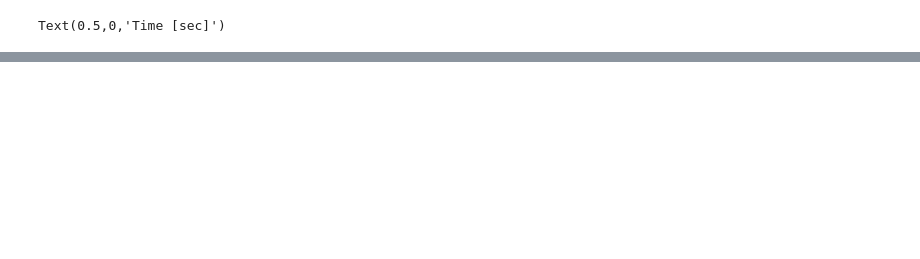
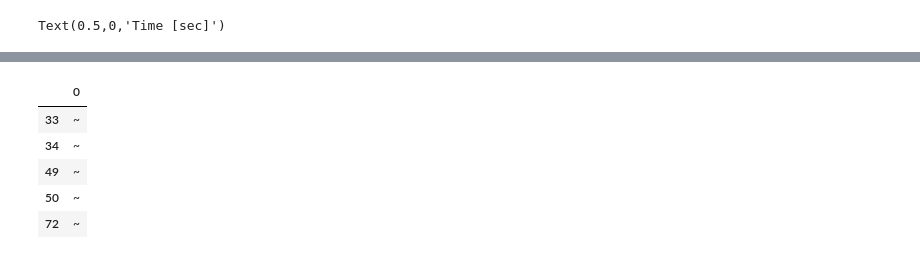
Before and after one commit to pierrecurie13/capstone, a Jupyter notebook: EDA FFT.ipynb, the cells around one changed output, grey strips where cells are left out. Cells and saved outputs as stored; diff of their text form; code cells hidden in the pictures; blank space fills up the shorter version.

```diff
--- a/EDA FFT.ipynb
+++ b/EDA FFT.ipynb
@@ -122,0 +192,9 @@ Text(0.5,0,'Time [sec]')
+# %%
+df[df[0]=='~'].head()
+# %% [output]
+|  | 0 |
+| 33 | ~ |
+| 34 | ~ |
+| 49 | ~ |
+| 50 | ~ |
+| 72 | ~ |
```
Also changed, not shown: parts of 31 cells of this notebook, 1 other file.
